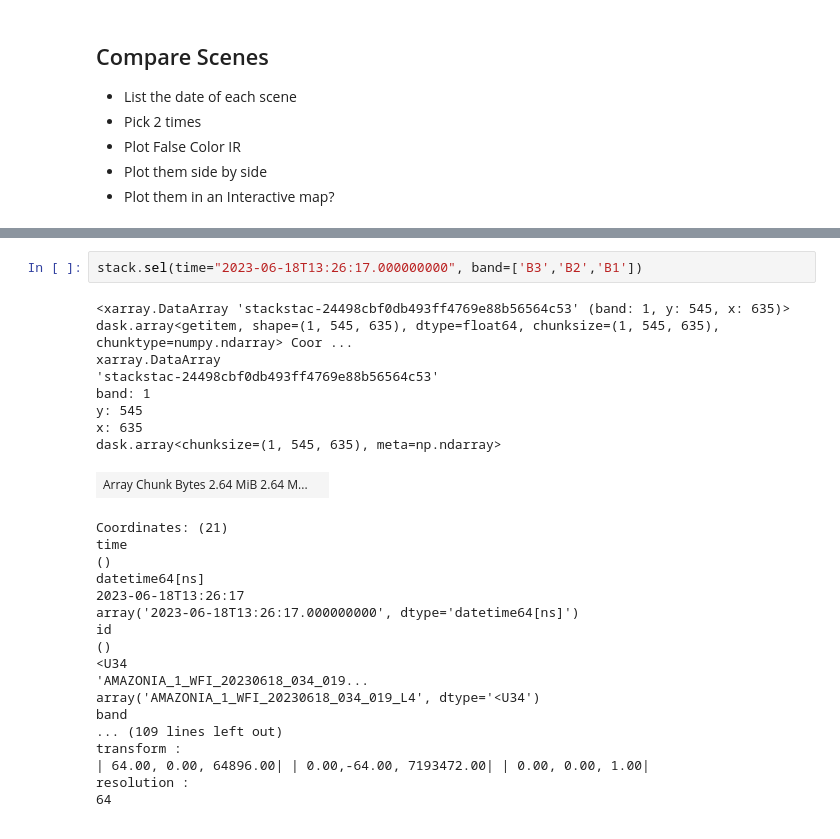
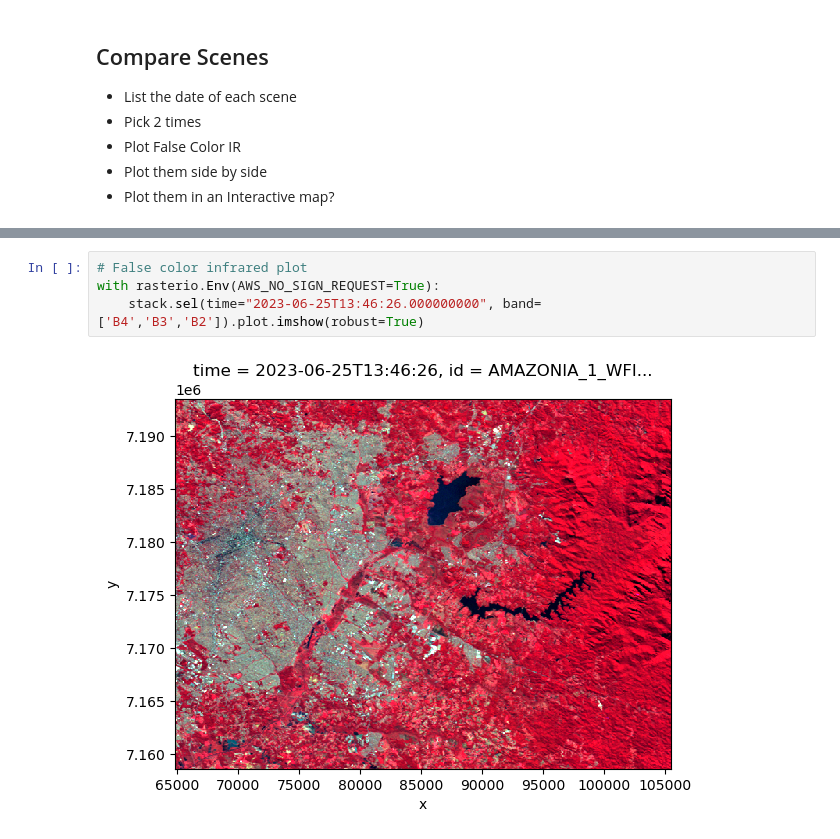
Before and after one commit to developmentseed/asdi-examples, a Jupyter notebook: amazonia-1/amazonia-1-stac-example.ipynb, the cells around one changed output, grey strips where cells are left out. Drawn from its saved outputs; the diff is of its cells as text.

```diff
--- a/amazonia-1/amazonia-1-stac-example.ipynb
+++ b/amazonia-1/amazonia-1-stac-example.ipynb
@@ -194,28 +182,6 @@ Clipping input data to the valid range for imshow with RGB data ([0..1] for floa
-# %%
-stack.sel(time="2023-06-18T13:26:17.000000000", band=['B3','B2','B1'])
-# %% [output]
-<xarray.DataArray 'stackstac-24498cbf0db493ff4769e88b56564c53' (band: 1, y: 545, x: 635)> dask.array<getitem, shape=(1, 545, 635), dtype=float64, chunksize=(1, 545, 635), chunktype=numpy.ndarray> Coor ...
-xarray.DataArray
-'stackstac-24498cbf0db493ff4769e88b56564c53'
-band: 1
-y: 545
-x: 635
-dask.array<chunksize=(1, 545, 635), meta=np.ndarray>
-| Array Chunk Bytes 2.64 MiB 2.64 M... |  |
-Coordinates: (21)
-time
-()
-datetime64[ns]
-2023-06-18T13:26:17
-array('2023-06-18T13:26:17.000000000', dtype='datetime64[ns]')
-id
-()
-<U34
-'AMAZONIA_1_WFI_20230618_034_019...
-array('AMAZONIA_1_WFI_20230618_034_019_L4', dtype='<U34')
-band
-... (109 lines left out)
-transform :
-| 64.00, 0.00, 64896.00| | 0.00,-64.00, 7193472.00| | 0.00, 0.00, 1.00|
-resolution :
-64
+# %%
+# False color infrared plot
+with rasterio.Env(AWS_NO_SIGN_REQUEST=True):
+    stack.sel(time="2023-06-25T13:46:26.000000000", band=['B4','B3','B2']).plot.imshow(robust=True)
+# %% [output]
+[figure, added]
```
Also changed, not shown: parts of 6 cells of this notebook.
